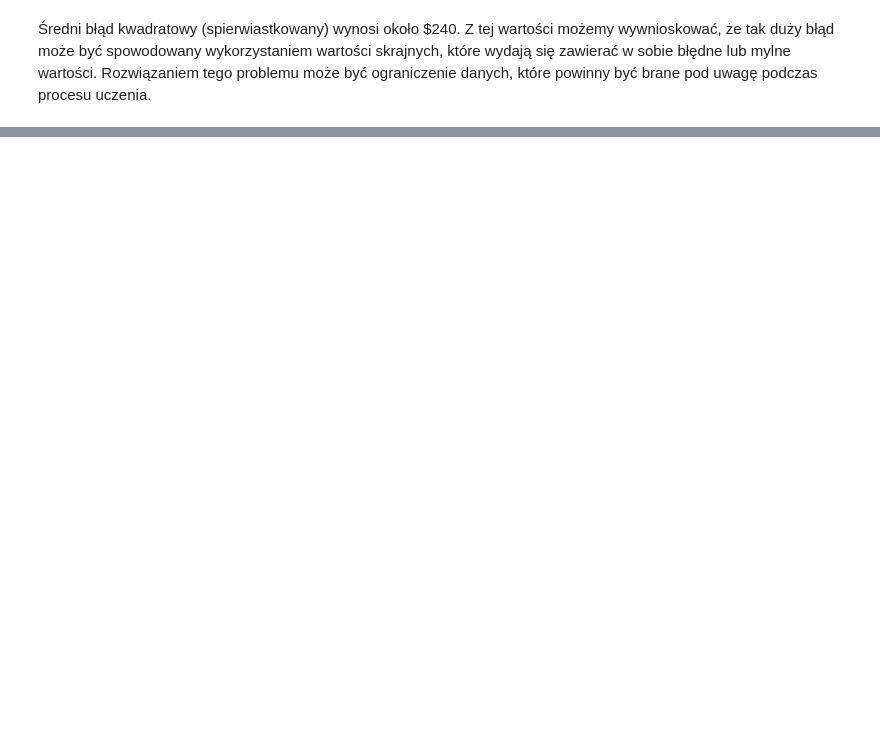
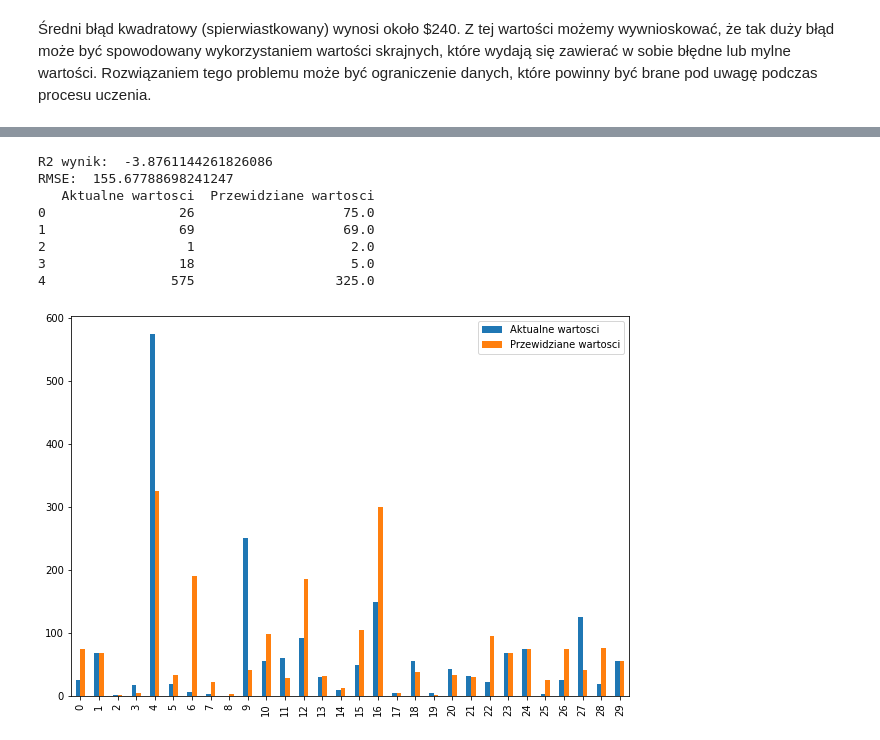
Before and after one commit to veern/Analiza-danych-airbnb, a Jupyter notebook: Analiza-Airbnb.ipynb, the cells around one changed output, grey strips where cells are left out. Saved outputs shown, nothing was run; the diff lists cells and outputs as text; code cells hidden in the pictures; blank space fills up the shorter version.

```diff
--- a/Analiza-Airbnb.ipynb
+++ b/Analiza-Airbnb.ipynb
@@ -1476,0 +1539,30 @@ print(f"Średni błąd kwadratowy (spierwiastkowane): ${sum(acc)/len(acc):.2f}")
+# %%
+#Drzewo decyzyjne
+
+model=DecisionTreeRegressor()
+model.fit(X_train,y_train)
+y_pred=model.predict(X_test)
+
+
+r2_2 = r2_score(y_test,y_pred)*100
+rmse_2 = np.sqrt(mean_squared_error(y_test,y_pred))
+
+print("R2 wynik: ",r2_2)
+print("RMSE: ",rmse_2)
+
+error_diff = pd.DataFrame({'Aktualne wartosci': np.array(y_test).flatten(), 'Przewidziane wartosci': y_pred.flatten()})
+print(error_diff.head(5))
+
+err = error_diff.head(30)
+err.plot(kind='bar',figsize=(10,7))
+plt.show()
+# %% [output]
+R2 wynik:  -3.8761144261826086
+RMSE:  155.67788698241247
+   Aktualne wartosci  Przewidziane wartosci
+0                 26                   75.0
+1                 69                   69.0
+2                  1                    2.0
+3                 18                    5.0
+4                575                  325.0
+[figure, added]
```
Also changed, not shown: parts of 24 cells of this notebook.
